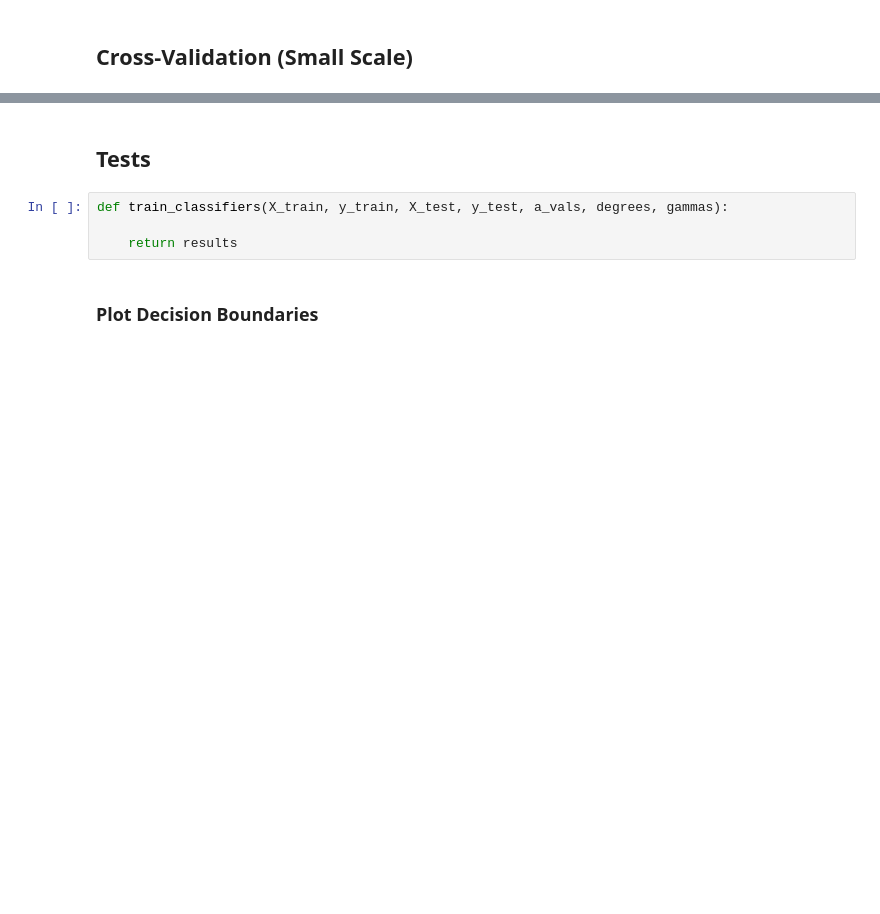
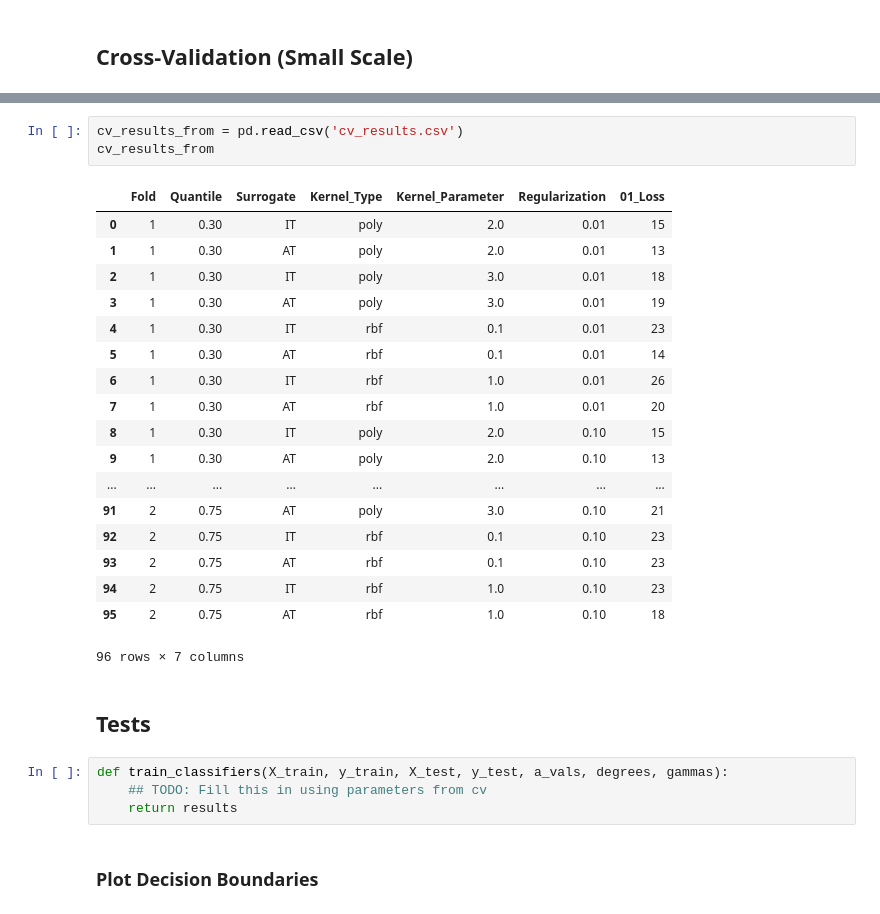
Before and after one commit to arnabsarker/Property-Elicitation, a Jupyter notebook: SimplexTests.ipynb, the cells around one changed output, grey strips where cells are left out. Saved outputs shown, nothing was run; the diff lists cells and outputs as text; blank space fills up the shorter version.

```diff
--- a/SimplexTests.ipynb
+++ b/SimplexTests.ipynb
@@ -114,11 +111,33 @@ Fold 1 Quantile 0.75
 Fold 2 Quantile 0.3
 Fold 2 Quantile 0.5
 Fold 2 Quantile 0.75
+# %%
+cv_results_from = pd.read_csv('cv_results.csv')
+cv_results_from
+# %% [output]
+|  | Fold | Quantile | Surrogate | Kernel_Type | Kernel_Parameter | Regularization | 01_Loss |
+| 0 | 1 | 0.30 | IT | poly | 2.0 | 0.01 | 15 |
+| 1 | 1 | 0.30 | AT | poly | 2.0 | 0.01 | 13 |
+| 2 | 1 | 0.30 | IT | poly | 3.0 | 0.01 | 18 |
+| 3 | 1 | 0.30 | AT | poly | 3.0 | 0.01 | 19 |
+| 4 | 1 | 0.30 | IT | rbf | 0.1 | 0.01 | 23 |
+| 5 | 1 | 0.30 | AT | rbf | 0.1 | 0.01 | 14 |
+| 6 | 1 | 0.30 | IT | rbf | 1.0 | 0.01 | 26 |
+| 7 | 1 | 0.30 | AT | rbf | 1.0 | 0.01 | 20 |
+| 8 | 1 | 0.30 | IT | poly | 2.0 | 0.10 | 15 |
+| 9 | 1 | 0.30 | AT | poly | 2.0 | 0.10 | 13 |
+| ... | ... | ... | ... | ... | ... | ... | ... |
+| 91 | 2 | 0.75 | AT | poly | 3.0 | 0.10 | 21 |
+| 92 | 2 | 0.75 | IT | rbf | 0.1 | 0.10 | 23 |
+| 93 | 2 | 0.75 | AT | rbf | 0.1 | 0.10 | 23 |
+| 94 | 2 | 0.75 | IT | rbf | 1.0 | 0.10 | 23 |
+| 95 | 2 | 0.75 | AT | rbf | 1.0 | 0.10 | 18 |
+96 rows × 7 columns
 # %% [markdown]
 ## Tests
 # %%
 def train_classifiers(X_train, y_train, X_test, y_test, a_vals, degrees, gammas):
-
+    ## TODO: Fill this in using parameters from cv
     return results
 # %% [markdown]
 ### Plot Decision Boundaries
```
Also changed, not shown: parts of 2 cells of this notebook, 1 other file.
